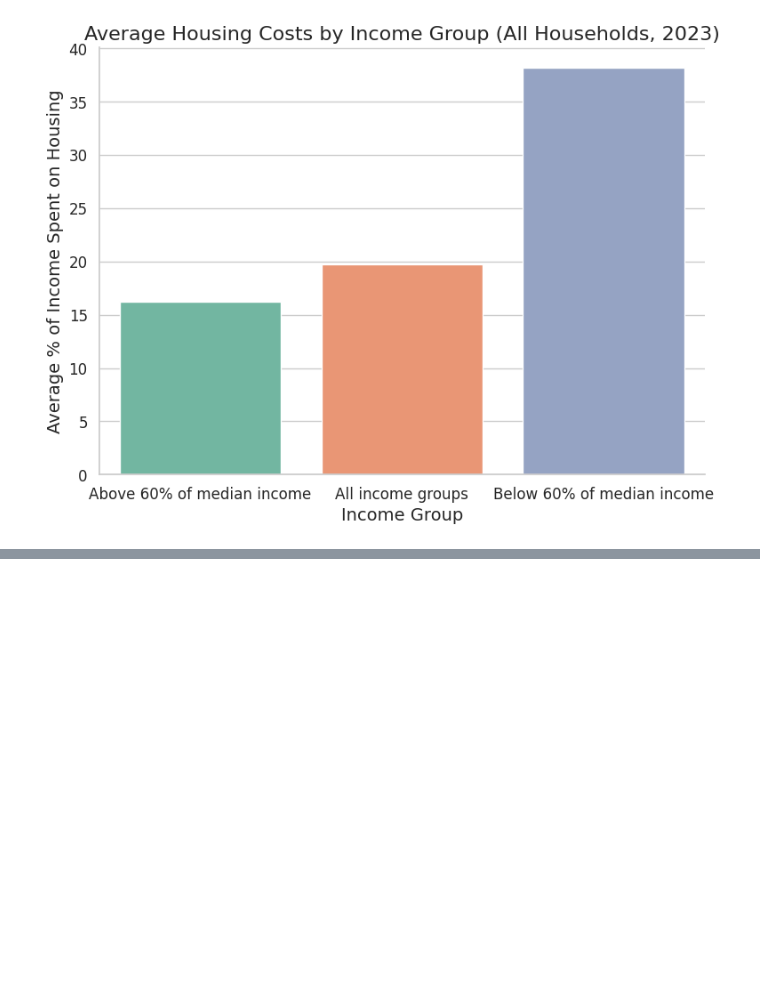
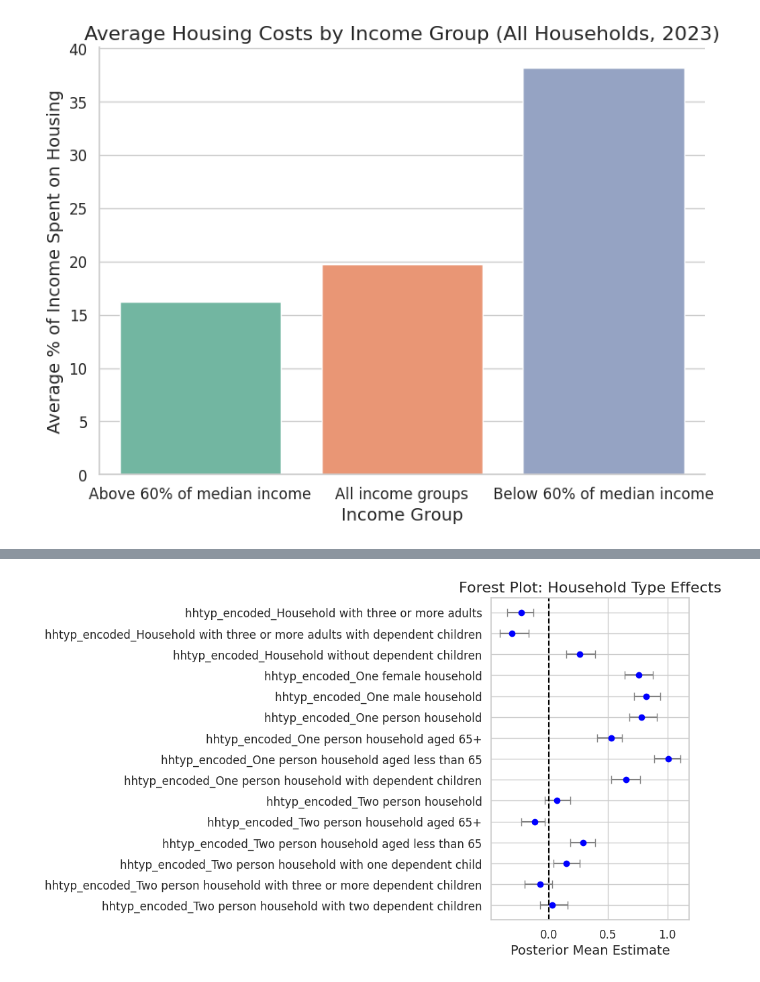
Before and after one commit to LSzubelak/ls-projects, a Jupyter notebook: Bayesian_regression_tutorial/Bayesian_regression.ipynb, the cells around one changed output, grey strips where cells are left out. Saved outputs shown, nothing was run; the diff lists cells and outputs as text; code cells hidden in the pictures; blank space fills up the shorter version.

```diff
--- a/Bayesian_regression_tutorial/Bayesian_regression.ipynb
+++ b/Bayesian_regression_tutorial/Bayesian_regression.ipynb
@@ -387,0 +468,28 @@ AttributeError: Line2D.set() got an unexpected keyword argument 'credible_interv
+# %%
+hhtyp_vars = summary_df_renamed.loc[summary_df_renamed.index.str.startswith('hhtyp_encoded')]
+
+
+feature_labels_hhtyp = hhtyp_vars.index.tolist()
+means_hhtyp = hhtyp_vars['mean']
+hdi_3_hhtyp = hhtyp_vars['hdi_3%']
+hdi_97_hhtyp = hhtyp_vars['hdi_97%']
+
+plt.figure(figsize=(10, len(feature_labels_hhtyp) * 0.4))
+plt.errorbar(
+    x=means_hhtyp,
+    y=range(len(feature_labels_hhtyp)),
+    xerr=[means_hhtyp - hdi_3_hhtyp, hdi_97_hhtyp - means_hhtyp],
+    fmt='o',
+    color='blue',
+    ecolor='gray',
+    capsize=4,
+)
+plt.yticks(range(len(feature_labels_hhtyp)), feature_labels_hhtyp)
+plt.axvline(x=0, linestyle='--', color='black')
+plt.xlabel('Posterior Mean Estimate')
+plt.title('Forest Plot: Household Type Effects')
+plt.tight_layout()
+plt.gca().invert_yaxis()
+plt.show()
+# %% [output]
+[figure, added]
```
Also changed, not shown: parts of 14 cells of this notebook.
